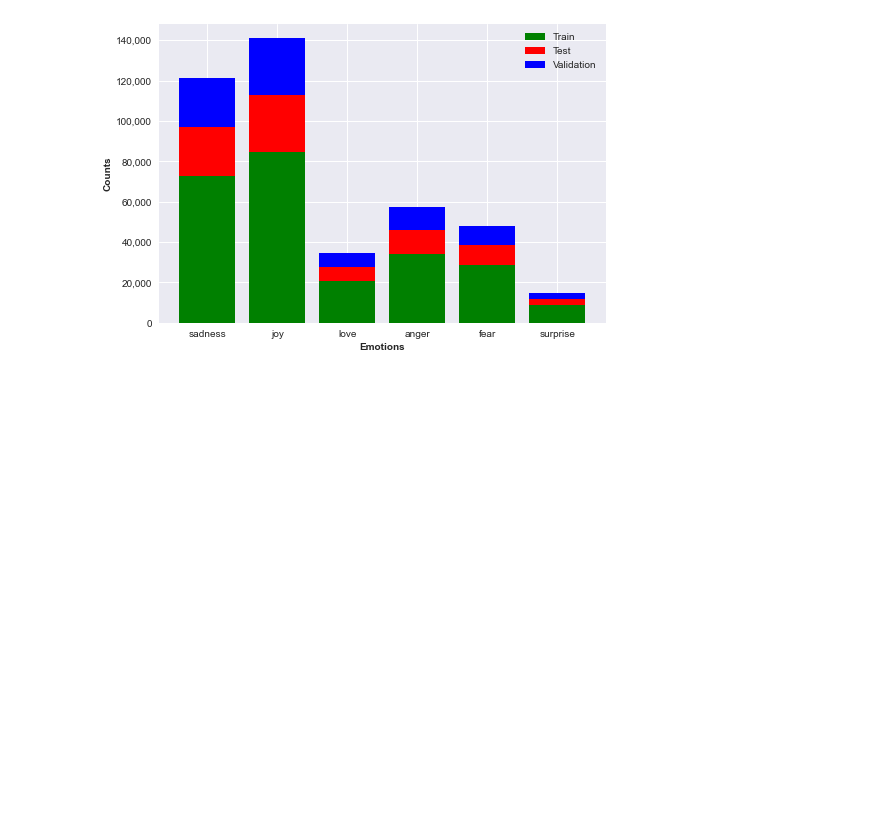
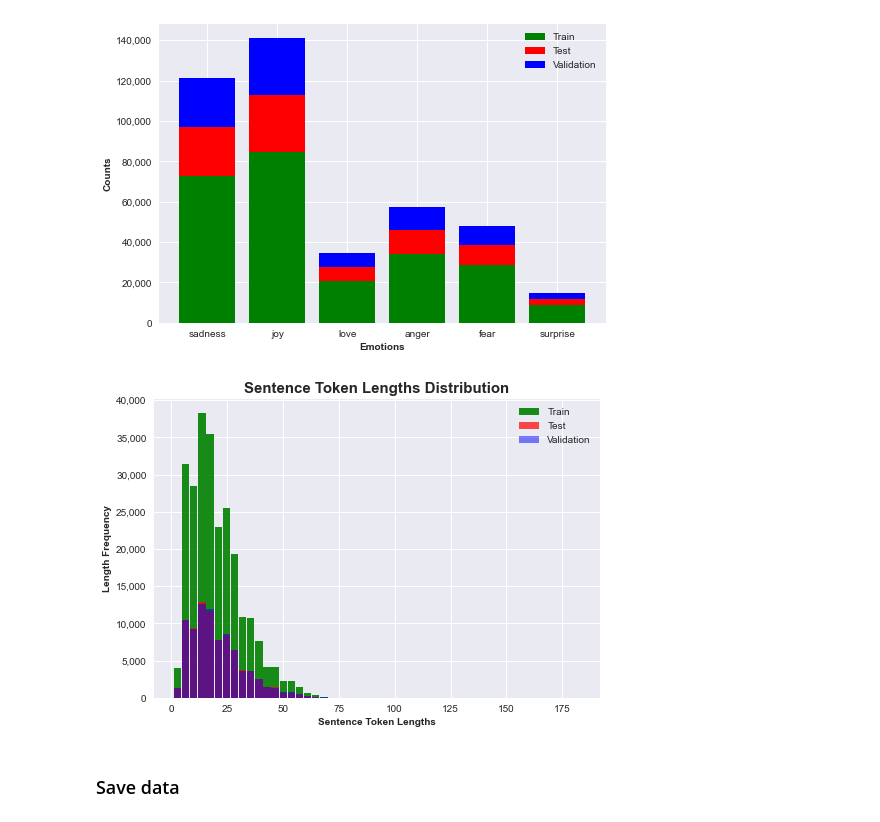
Before and after one commit to Kshitij301199/Emotion_Classification, a Jupyter notebook: jupyter_notebooks/data_exploration.ipynb, the cells around one changed output. Drawn from its saved outputs; the diff is of its cells as text; code cells hidden in the pictures; blank space fills up the shorter version.

```diff
--- a/jupyter_notebooks/data_exploration.ipynb
+++ b/jupyter_notebooks/data_exploration.ipynb
@@ -46,6 +46,6 @@ plot.get_yaxis().set_major_formatter(
 # %% [markdown]
 ### Sentence lengths
 # %%
-from transformers import DistilBertTokenizer
+from transformers import BertTokenizer
 
-tokenizer = DistilBertTokenizer.from_pretrained('distilbert-base-uncased')
+tokenizer = BertTokenizer.from_pretrained('bert-base-uncased')
@@ -55,7 +52,6 @@ To support symlinks on Windows, you either need to activate Developer Mode or to
 # %%
-# RUN ONCE
-# data['text_tok'] = [tokenizer.tokenize(sentence) for sentence in tqdm(data['text'])]
-# data['sent_len'] = [len(sent_tok) for sent_tok in data['text_tok']]
+data['text_tok'] = [tokenizer.tokenize(sentence) for sentence in tqdm(data['text'])]
+data['sent_len'] = [len(sent_tok) for sent_tok in data['text_tok']]
 # data.to_csv("../data/text_tokenized.csv")
 # %%
 sent_lens_histogram = sns.histplot(data=data, x= 'sent_len', bins= 100);
@@ -102,7 +98,7 @@ data[data['sent_len'] > data['sent_len'].quantile(0.99)]
 # %%
 from sklearn.model_selection import train_test_split
 # %%
-X = data['text_tok']
+X = data['text']
 y = data['label']
 # %%
 X_train, X_test, y_train, y_test = train_test_split(X, y, test_size=0.2, random_state=42)
@@ -151,3 +147,21 @@ ax.get_yaxis().set_major_formatter(
     matplotlib.ticker.FuncFormatter(lambda x, p: format(int(x), ',')));
 # %% [output]
 [figure]
+# %%
+fig, ax = plt.subplots()
+
+bin_height, bin_width, _ = ax.hist(x= [len(toks) for toks in X_train], bins=50, rwidth=0.9, label="Train", color="green",alpha= 0.9);
+ax.hist(x= [len(toks) for toks in X_test], bins=bin_width, rwidth=0.9, label="Test", color="red",alpha= 0.7);
+ax.hist(x= [len(toks) for toks in X_val], bins=bin_width, rwidth=0.9, label="Validation", color="blue", alpha= 0.5);
+
+ax.set_xlabel("Sentence Token Lengths",fontdict={"fontsize":10,"fontweight":"bold"});
+ax.set_ylabel("Length Frequency", fontdict={"fontsize":10,"fontweight":"bold"});
+ax.get_yaxis().set_major_formatter(
+    matplotlib.ticker.FuncFormatter(lambda x, p: format(int(x), ',')));
+ax.set_title("Sentence Token Lengths Distribution", fontdict={"fontsize":15,"fontweight":"bold"});
+
+ax.legend(loc='best');
+# %% [output]
+[figure, added]
+# %% [markdown]
+### Save data
```
Also changed, not shown: parts of 3 cells of this notebook, 2 other files.
